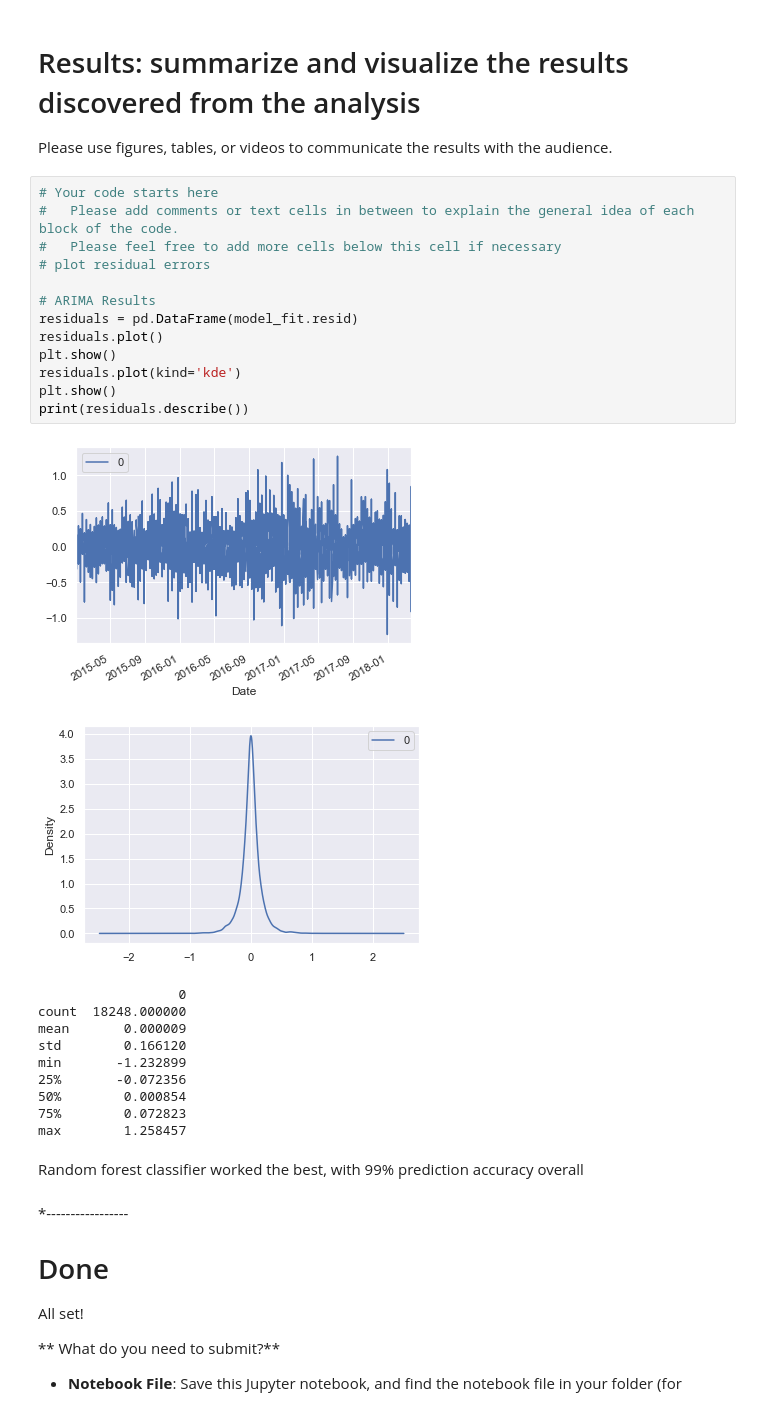
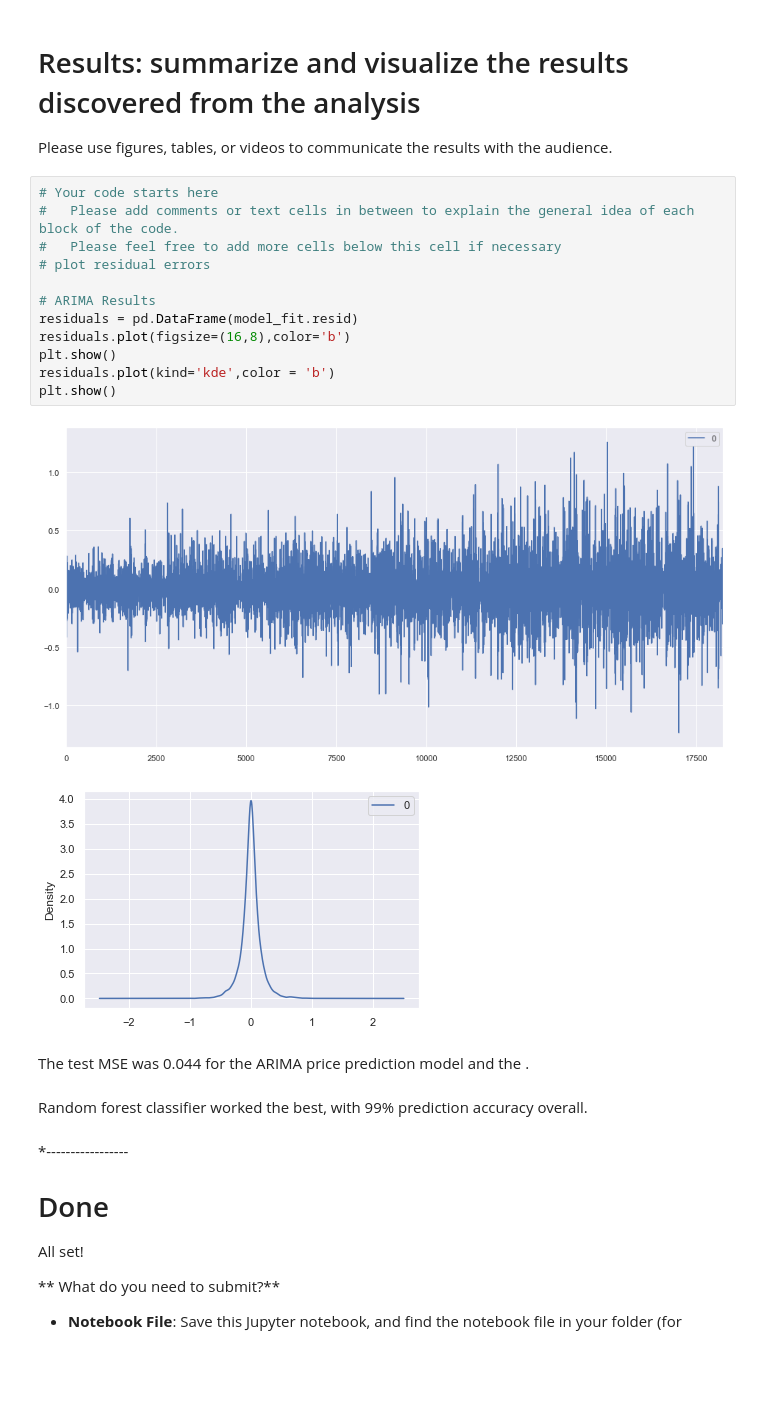
Before and after one commit to pascalbakker/FinalDS501Project, a Jupyter notebook: Option1/Case4.ipynb, the cells around one changed output. Drawn from its saved outputs; the diff is of its cells as text; blank space fills up the shorter version.

```diff
--- a/Option1/Case4.ipynb
+++ b/Option1/Case4.ipynb
@@ -246,30 +249,22 @@ Please use figures, tables, or videos to communicate the results with the audien
 # %%
 # Your code starts here
 #   Please add comments or text cells in between to explain the general idea of each block of the code.
 #   Please feel free to add more cells below this cell if necessary
 # plot residual errors
 
 # ARIMA Results
 residuals = pd.DataFrame(model_fit.resid)
-residuals.plot()
+residuals.plot(figsize=(16,8),color='b')
 plt.show()
-residuals.plot(kind='kde')
+residuals.plot(kind='kde',color = 'b')
 plt.show()
-print(residuals.describe())
 # %% [output]
-[figure, old version]
+[figure, new version]
 [figure]
-                  0
-count  18248.000000
-mean       0.000009
-std        0.166120
-min       -1.232899
-25%       -0.072356
-50%        0.000854
-75%        0.072823
-max        1.258457
+# %% [markdown]
+The test MSE was 0.044 for the ARIMA price prediction model and the .
 # %% [markdown]
-Random forest classifier worked the best, with 99% prediction accuracy overall
+Random forest classifier worked the best, with 99% prediction accuracy overall.
 # %% [markdown]
 *-----------------
 # Done
```
Also changed, not shown: parts of 2 cells of this notebook.
